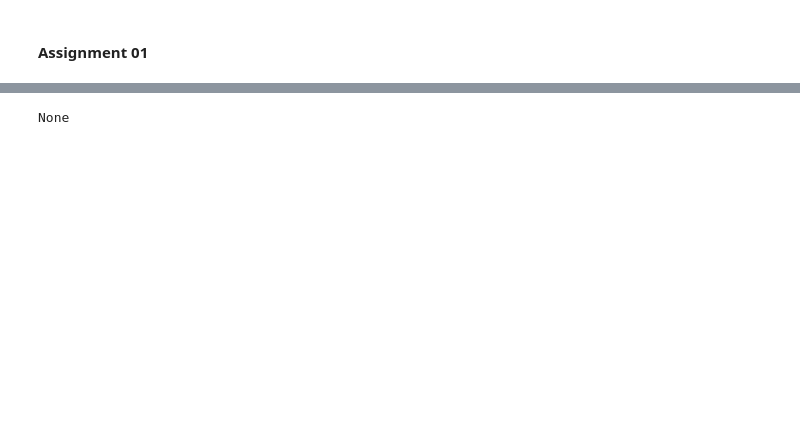
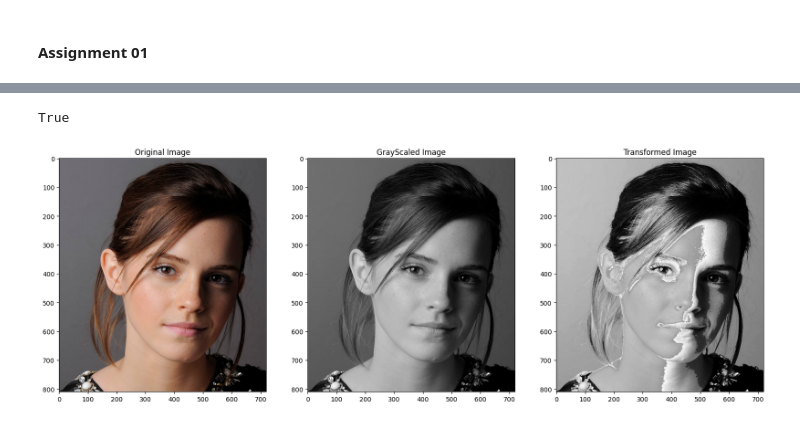
Before and after one commit to minuraashen/EN3160---Image-Processing-and-Machine-Vision, a Jupyter notebook: Assignment_01/220551K_a01.ipynb, the cells around one changed output, grey strips where cells are left out. Saved outputs shown, nothing was run; the diff lists cells and outputs as text; code cells hidden in the pictures; blank space fills up the shorter version.

```diff
--- a/Assignment_01/220551K_a01.ipynb
+++ b/Assignment_01/220551K_a01.ipynb
@@ -28,7 +28,25 @@ plt.grid('true')
 # %%
 #Read the image
-img_original = cv.imread("emma.jpg",0)
-print(img_original)
-#plt.imshow(img_original)
+img_original = cv.imread("a1images/a1images/emma.jpg",cv.IMREAD_COLOR)
+img_grayscale = cv.imread("a1images/a1images/emma.jpg",cv.IMREAD_GRAYSCALE)
+
+img_transformed = cv.LUT(img_grayscale, transform)
+
+plt.figure(figsize=(20,15))
+
+plt.subplot(1,3,1)
+plt.imshow(img_original[:,:,::-1])
+plt.title("Original Image")
+
+plt.subplot(1,3,2)
+plt.imshow(img_grayscale, cmap='gray')
+plt.title("GrayScaled Image")
+
+plt.subplot(1,3,3)
+plt.imshow(img_transformed, cmap='gray')
+plt.title("Transformed Image")
+
+cv.imwrite("Output_images/emma_transformed.jpg",img_transformed)
 # %% [output]
-None
+True
+[figure, added]
```
Also changed, not shown: parts of 1 cell of this notebook.
